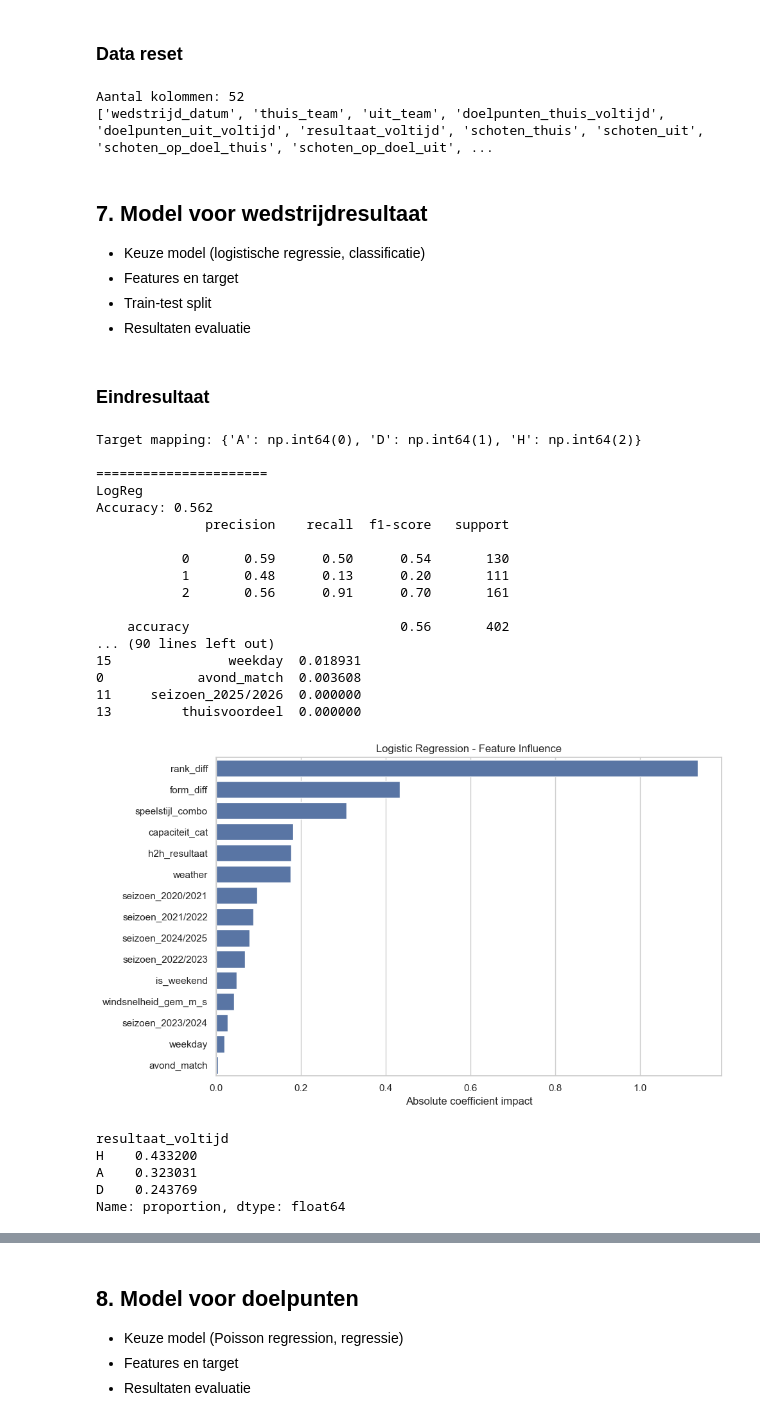
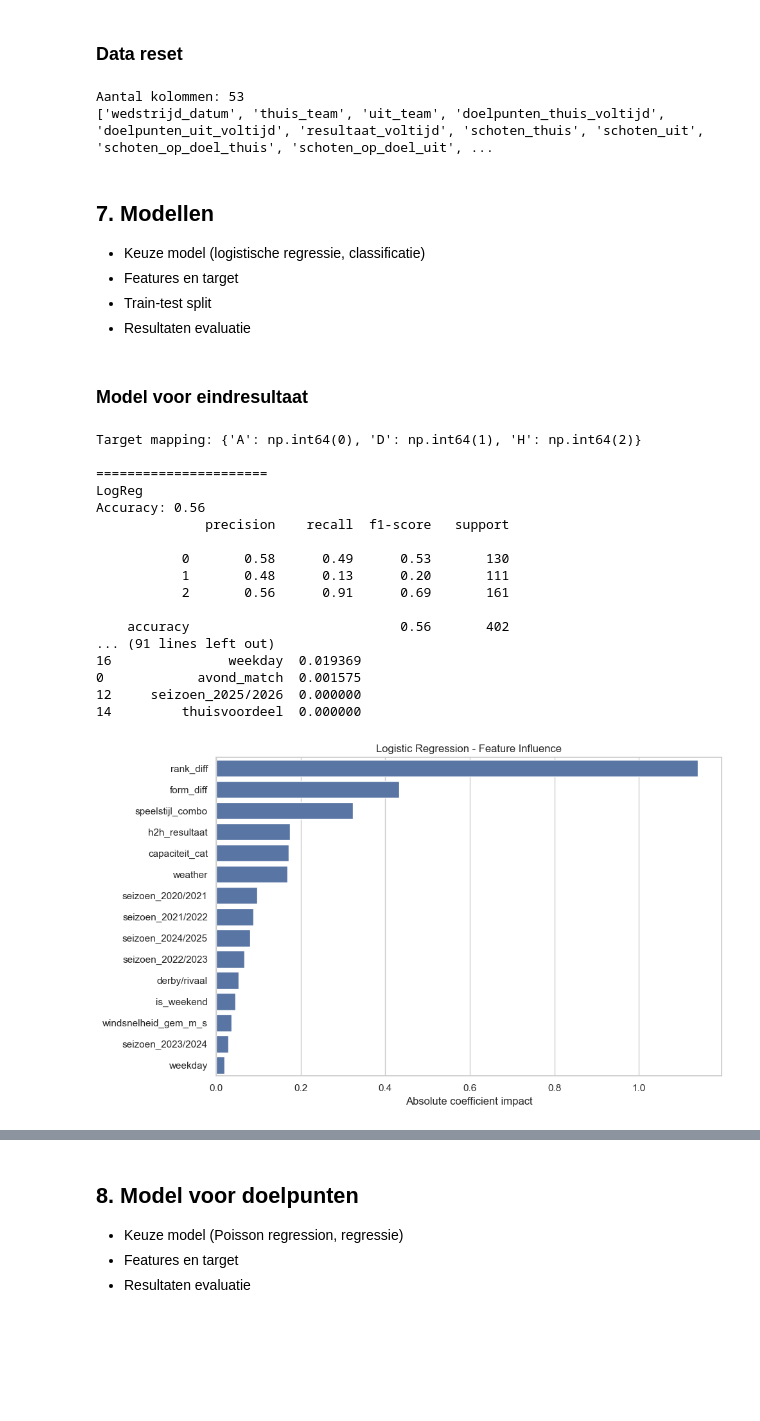
Before and after one commit to Torbendes/Bachelorproef, a Jupyter notebook: code/analyse/jpl_analyse.ipynb, the cells around one changed output, grey strips where cells are left out. Drawn from its saved outputs; the diff is of its cells as text; code cells hidden in the pictures; blank space fills up the shorter version.

Commit message:
model voor kaarten, schoten, doelpunten en eindresultaat

```diff
--- a/code/analyse/jpl_analyse.ipynb
+++ b/code/analyse/jpl_analyse.ipynb
@@ -462,8 +462,8 @@ def is_derby(row):
     return int(any((thuis, uit) == pair or (uit, thuis) == pair for pair in klassieke_rivalen))
 
 # Voeg het veld toe aan je dataframe
-wedstrijden_compleet_df['derby/rivaal'] = wedstrijden_compleet_df.apply(is_derby, axis=1)
+df['derby/rivaal'] = df.apply(is_derby, axis=1)
 
 # Check een paar voorbeelden
-print(wedstrijden_compleet_df[['thuis_team', 'uit_team', 'derby/rivaal']].head(10))
+print(df[['thuis_team', 'uit_team', 'derby/rivaal']].head(20))
 # %% [output]
@@ -816,6 +822,8 @@ df['uit_form_5'] = pd.to_numeric(df['uit_form_5'], errors='coerce')
 # Rank verschil: positief → thuisteam hoger gerankt
 df['rank_diff'] = df['thuis_rank'] - df['uit_rank']
 
+df["abs_rank_diff"] = df["rank_diff"].abs()
+
 # Vorm verschil: positief → thuisteam recent beter
 df['form_diff'] = df['thuis_form_5'] - df['uit_form_5']
 
@@ -2249,10 +2257,10 @@ df = main_features.copy()
 print("Aantal kolommen:", len(df.columns))
 print(df.columns.tolist())
 # %% [output]
-Aantal kolommen: 52
+Aantal kolommen: 53
 ['wedstrijd_datum', 'thuis_team', 'uit_team', 'doelpunten_thuis_voltijd', 'doelpunten_uit_voltijd', 'resultaat_voltijd', 'schoten_thuis', 'schoten_uit', 'schoten_op_doel_thuis', 'schoten_op_doel_uit', ...
 # %% [markdown]
-## 7. Model voor wedstrijdresultaat
+## 7. Modellen
 
 - Keuze model (logistische regressie, classificatie)
 - Features en target
@@ -2265,7 +2273,7 @@ df['thuis_form_5'] = df['thuis_form_5'].fillna(0)
 df['uit_form_5'] = df['uit_form_5'].fillna(0)
 df['thuisvoordeel'] = 1
 # %% [markdown]
-### Eindresultaat
+### Model voor eindresultaat
 # %%
 # ===============================
 # 1. SORT DATA (CRUCIAL)
@@ -2278,7 +2286,7 @@ df = df.sort_values("wedstrijd_datum").reset_index(drop=True)
 le = LabelEncoder()
 df["resultaat_encoded"] = le.fit_transform(df["resultaat_voltijd"])
 print("Target mapping:", dict(zip(le.classes_, le.transform(le.classes_))))
-# H / D / A -> 0/1/2
+# A / D / H -> 0/1/2
 
 y = df["resultaat_encoded"]
 
@@ -2291,7 +2299,7 @@ features = [
     # team strength
     "rank_diff", "form_diff", "h2h_resultaat",
     # match context
-    "seizoen", "weekday", "is_weekend", "avond_match",
+    "seizoen", "weekday", "is_weekend", "avond_match", "derby/rivaal",
     # weather
     "temperatuur_gem_c", "windstoten_m_s", "bewolking_pct", "neerslag_som_mm", "windsnelheid_gem_m_s",
     # stadium
@@ -2457,7 +2465,7 @@ def group_feature(name):
         return "capaciteit_cat"
 
     if name in weather_features:
-        return "weather"
+        return "weer"
 
     return name
 
@@ -2474,47 +2482,39 @@ print(grouped)
 
 # ===============================
 # 4. VISUALISATIE
 # ===============================
 import seaborn as sns
 import matplotlib.pyplot as plt
 
 plt.figure(figsize=(10,6))
 
 sns.barplot(
     data=grouped.head(15),
     x="abs_coef",
     y="group"
 )
 
 plt.title("Logistic Regression - Feature Influence")
 plt.xlabel("Absolute coefficient impact")
 plt.ylabel("")
 plt.tight_layout()
 plt.show()
 # %% [output]
 Target mapping: {'A': np.int64(0), 'D': np.int64(1), 'H': np.int64(2)}
 
 ======================
 LogReg
-Accuracy: 0.562
+Accuracy: 0.56
               precision    recall  f1-score   support
 
-           0       0.59      0.50      0.54       130
+           0       0.58      0.49      0.53       130
            1       0.48      0.13      0.20       111
-           2       0.56      0.91      0.70       161
+           2       0.56      0.91      0.69       161
 
     accuracy                           0.56       402
-... (90 lines left out)
-15               weekday  0.018931
-0            avond_match  0.003608
-11     seizoen_2025/2026  0.000000
-13         thuisvoordeel  0.000000
+... (91 lines left out)
+16               weekday  0.019369
+0            avond_match  0.001575
+12     seizoen_2025/2026  0.000000
+14         thuisvoordeel  0.000000
-[figure, old version]
+[figure, new version]
-# %%
-df["resultaat_voltijd"].value_counts(normalize=True)
-# %% [output]
-resultaat_voltijd
-H    0.433200
-A    0.323031
-D    0.243769
-Name: proportion, dtype: float64
```
Also changed, not shown: parts of 12 cells of this notebook.
